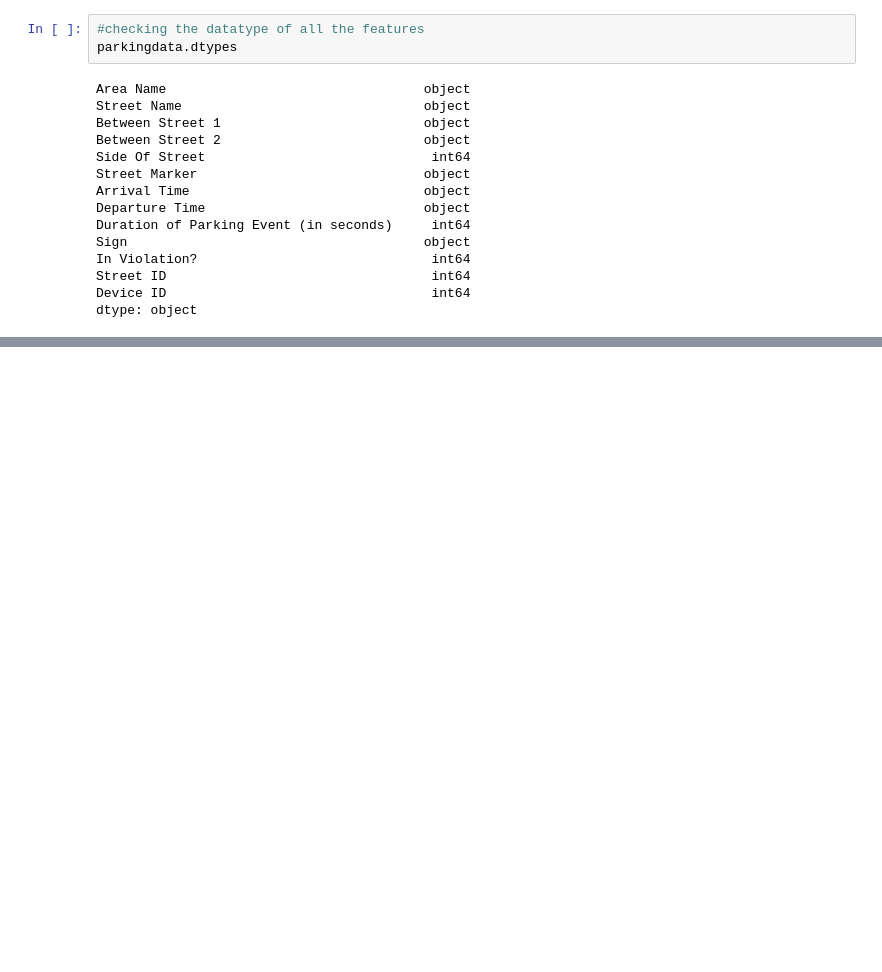
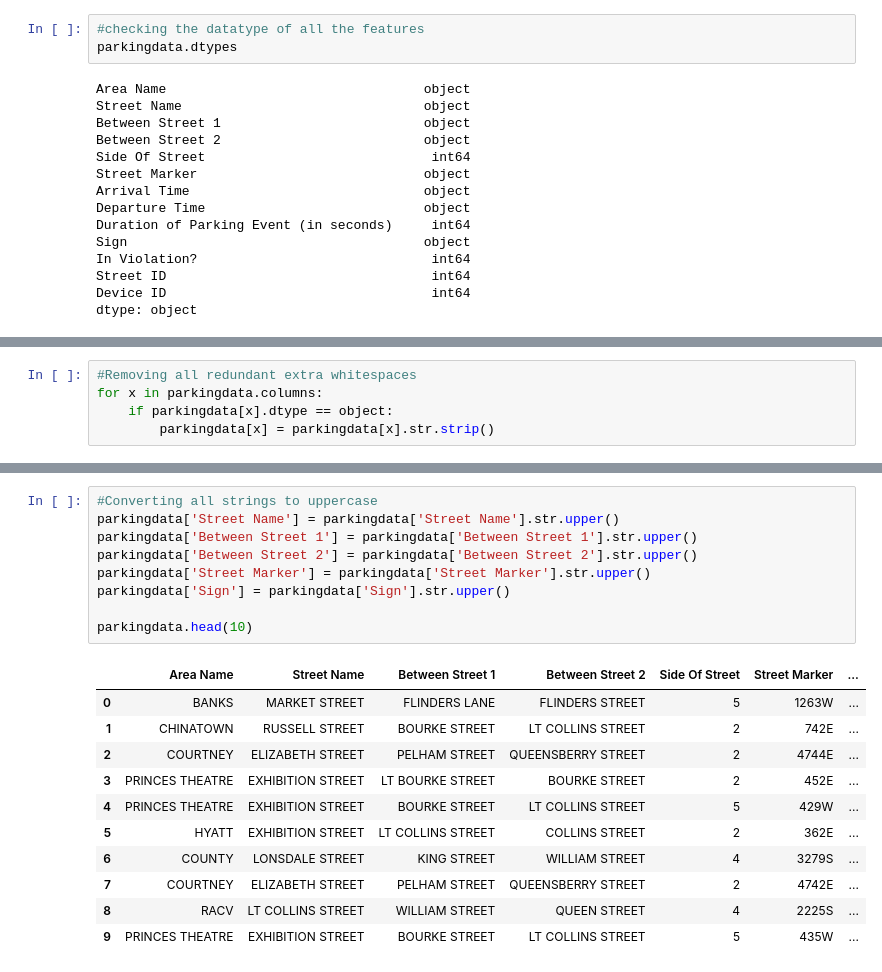
Before and after one commit to s3660851/Group-7, a Jupyter notebook: ProgrammingProject.ipynb, the cells around one changed output, grey strips where cells are left out. Saved outputs shown, nothing was run; the diff lists cells and outputs as text; blank space fills up the shorter version.

Commit message:
whitespaces, uppercas, typos and missing values

```diff
--- a/ProgrammingProject.ipynb
+++ b/ProgrammingProject.ipynb
@@ -120,0 +121,5 @@ sns.boxplot(parkingdata['Parking Duration'])
+# %%
+#Removing all redundant extra whitespaces
+for x in parkingdata.columns:
+    if parkingdata[x].dtype == object:
+        parkingdata[x] = parkingdata[x].str.strip()
@@ -120,0 +142,21 @@ sns.boxplot(parkingdata['Parking Duration'])
+# %%
+#Converting all strings to uppercase
+parkingdata['Street Name'] = parkingdata['Street Name'].str.upper()
+parkingdata['Between Street 1'] = parkingdata['Between Street 1'].str.upper()
+parkingdata['Between Street 2'] = parkingdata['Between Street 2'].str.upper()
+parkingdata['Street Marker'] = parkingdata['Street Marker'].str.upper()
+parkingdata['Sign'] = parkingdata['Sign'].str.upper()
+
+parkingdata.head(10)
+# %% [output]
+|  | Area Name | Street Name | Between Street 1 | Between Street 2 | Side Of Street | Street Marker | ... |
+| 0 | BANKS | MARKET STREET | FLINDERS LANE | FLINDERS STREET | 5 | 1263W | ... |
+| 1 | CHINATOWN | RUSSELL STREET | BOURKE STREET | LT COLLINS STREET | 2 | 742E | ... |
+| 2 | COURTNEY | ELIZABETH STREET | PELHAM STREET | QUEENSBERRY STREET | 2 | 4744E | ... |
+| 3 | PRINCES THEATRE | EXHIBITION STREET | LT BOURKE STREET | BOURKE STREET | 2 | 452E | ... |
+| 4 | PRINCES THEATRE | EXHIBITION STREET | BOURKE STREET | LT COLLINS STREET | 5 | 429W | ... |
+| 5 | HYATT | EXHIBITION STREET | LT COLLINS STREET | COLLINS STREET | 2 | 362E | ... |
+| 6 | COUNTY | LONSDALE STREET | KING STREET | WILLIAM STREET | 4 | 3279S | ... |
+| 7 | COURTNEY | ELIZABETH STREET | PELHAM STREET | QUEENSBERRY STREET | 2 | 4742E | ... |
+| 8 | RACV | LT COLLINS STREET | WILLIAM STREET | QUEEN STREET | 4 | 2225S | ... |
+| 9 | PRINCES THEATRE | EXHIBITION STREET | BOURKE STREET | LT COLLINS STREET | 5 | 435W | ... |
```
Also changed, not shown: parts of 13 cells of this notebook.
